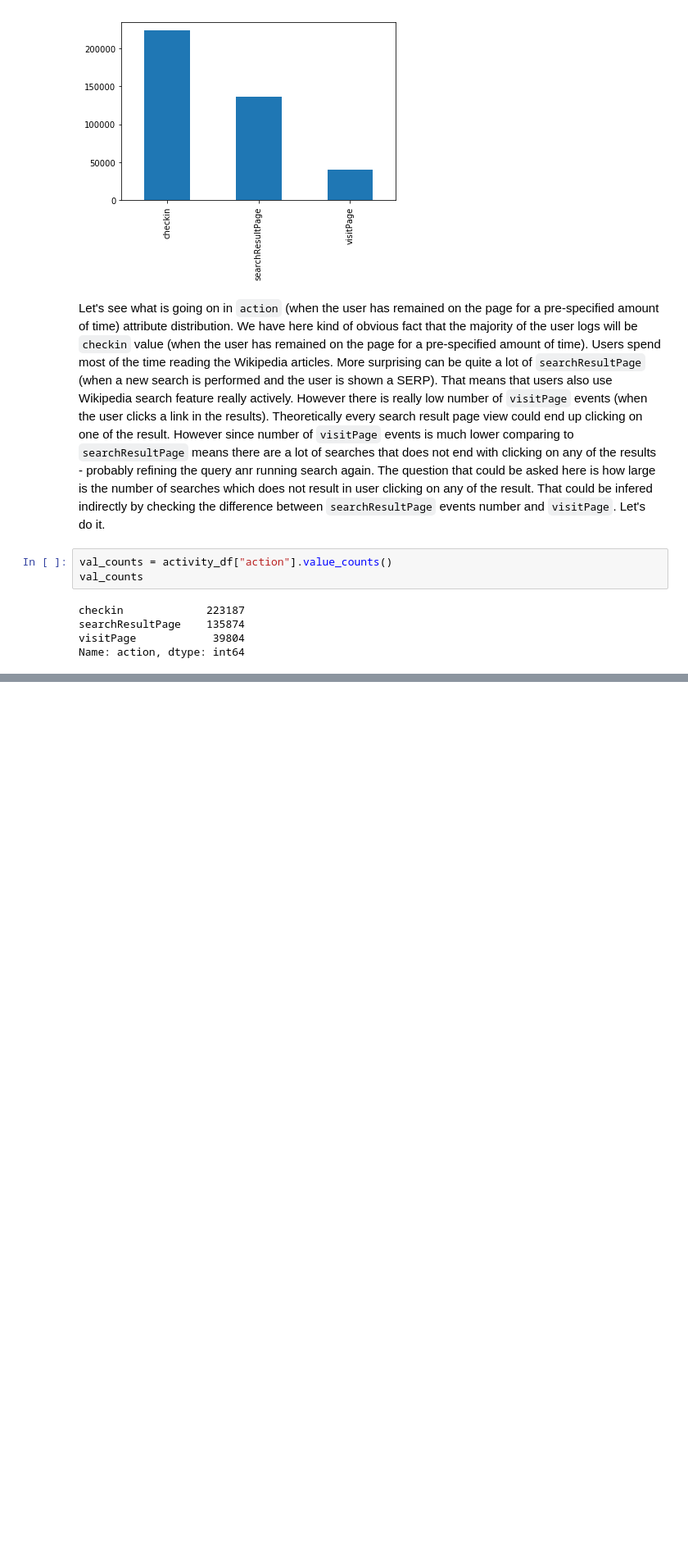
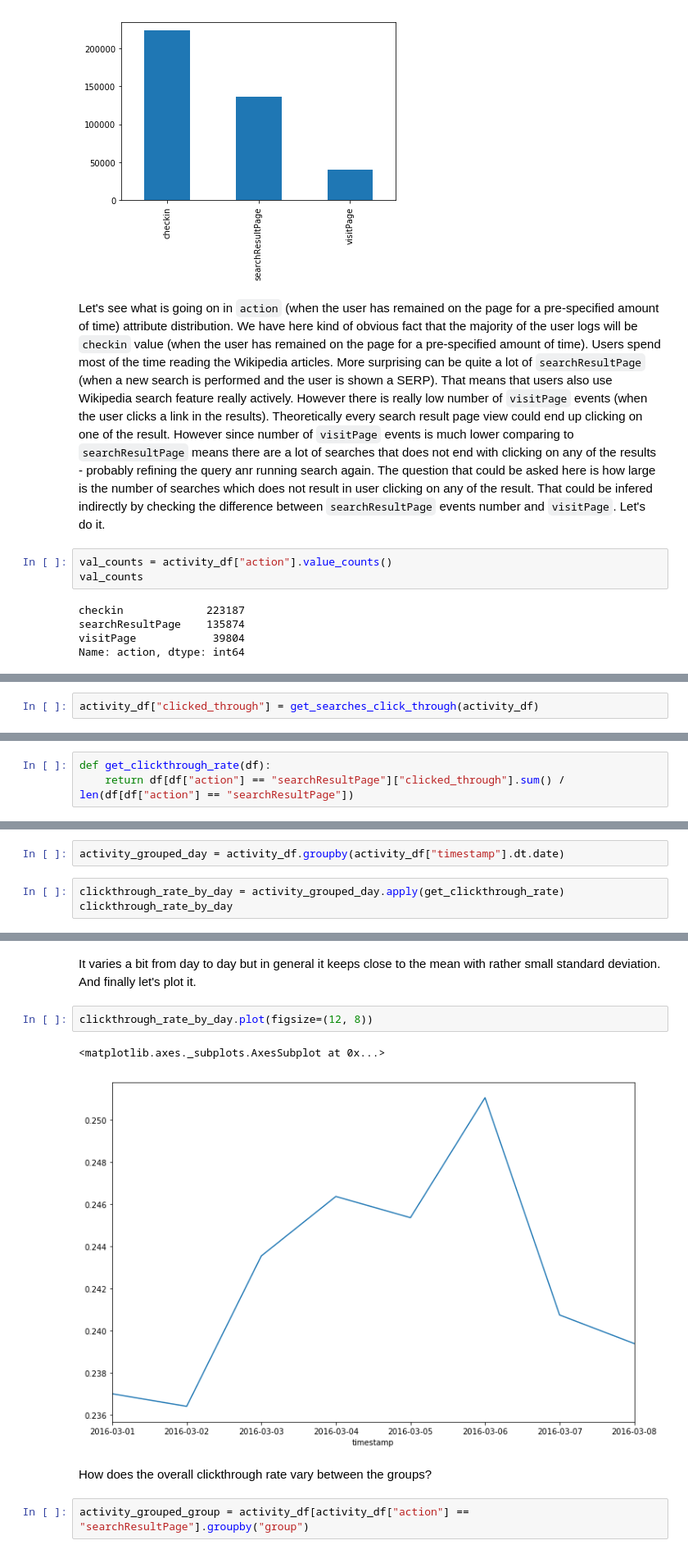
Before and after one commit to msznajder/wikipedia_users_activity_analysis, a Jupyter notebook: wikipedia_analysis.ipynb, the cells around one changed output, grey strips where cells are left out. Shown: that part at 82% size. Drawn from its saved outputs; the diff is of its cells as text; blank space fills up the shorter version.

```diff
--- a/wikipedia_analysis.ipynb
+++ b/wikipedia_analysis.ipynb
@@ -407,0 +366,2 @@ clicked_through
+# %%
+activity_df["clicked_through"] = get_searches_click_through(activity_df)
@@ -407,0 +381,3 @@ clicked_through
+# %%
+def get_clickthrough_rate(df):
+    return df[df["action"] == "searchResultPage"]["clicked_through"].sum() / len(df[df["action"] == "searchResultPage"])
@@ -407,0 +426,5 @@ clicked_through
+# %%
+activity_grouped_day = activity_df.groupby(activity_df["timestamp"].dt.date)
+# %%
+clickthrough_rate_by_day = activity_grouped_day.apply(get_clickthrough_rate)
+clickthrough_rate_by_day
@@ -407,0 +456,11 @@ clicked_through
+# %% [markdown]
+It varies a bit from day to day but in general it keeps close to the mean with rather small standard deviation. And finally let's plot it.
+# %%
+clickthrough_rate_by_day.plot(figsize=(12, 8))
+# %% [output]
+<matplotlib.axes._subplots.AxesSubplot at 0x...>
+[figure, added]
+# %% [markdown]
+How does the overall clickthrough rate vary between the groups?
+# %%
+activity_grouped_group = activity_df[activity_df["action"] == "searchResultPage"].groupby("group")
```
Also changed, not shown: parts of 48 cells of this notebook.
